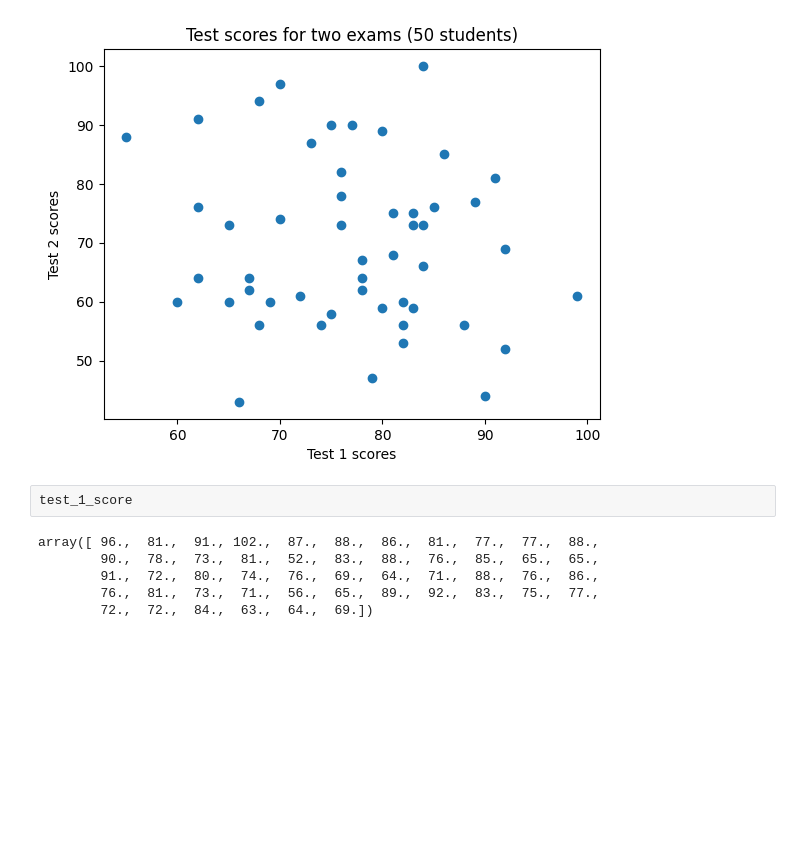
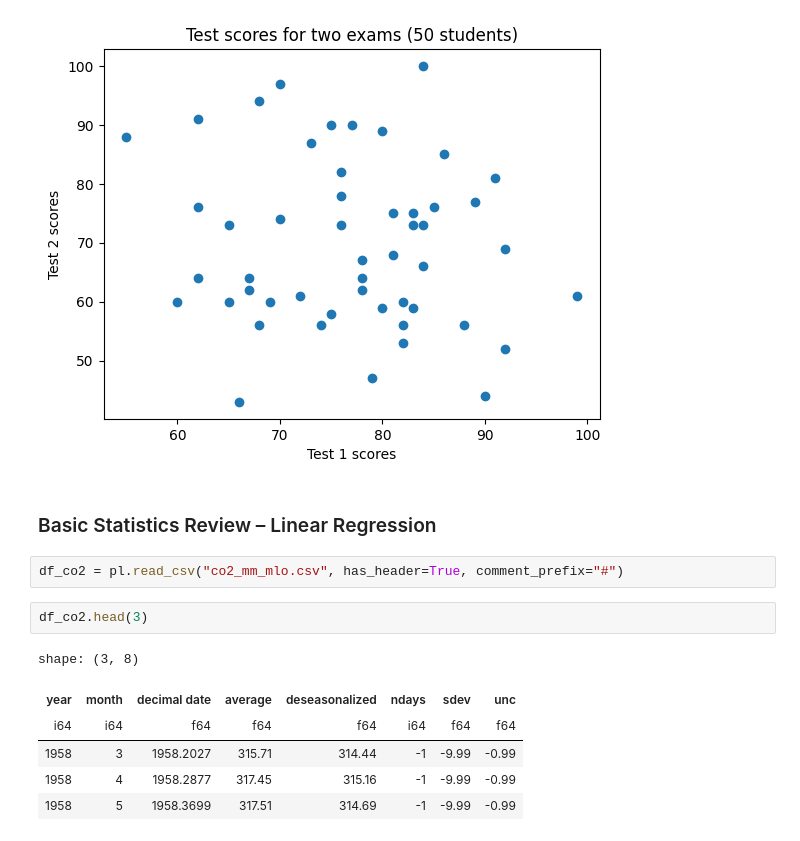
Before and after one commit to jayr0n/Time-Series-Coursera, a Jupyter notebook: Week-1/Basic Statistics.ipynb, the cells around one changed output. Drawn from its saved outputs; the diff is of its cells as text; blank space fills up the shorter version.

Commit message:
Linear Regression

```diff
--- a/Week-1/Basic Statistics.ipynb
+++ b/Week-1/Basic Statistics.ipynb
@@ -196,11 +196,16 @@ plt.title("Test scores for two exams (50 students)");plt.scatter(test_1_score, t
 plt.xlabel("Test 1 scores");plt.ylabel("Test 2 scores");plt.show()
 # %% [output]
 [figure]
-# %%
-test_1_score
-# %% [output]
-array([ 96.,  81.,  91., 102.,  87.,  88.,  86.,  81.,  77.,  77.,  88.,
-        90.,  78.,  73.,  81.,  52.,  83.,  88.,  76.,  85.,  65.,  65.,
-        91.,  72.,  80.,  74.,  76.,  69.,  64.,  71.,  88.,  76.,  86.,
-        76.,  81.,  73.,  71.,  56.,  65.,  89.,  92.,  83.,  75.,  77.,
-        72.,  72.,  84.,  63.,  64.,  69.])
+# %% [markdown]
+### Basic Statistics Review – Linear Regression
+# %%
+df_co2 = pl.read_csv("co2_mm_mlo.csv", has_header=True, comment_prefix="#")
+# %%
+df_co2.head(3)
+# %% [output]
+shape: (3, 8)
+| year | month | decimal date | average | deseasonalized | ndays | sdev | unc |
+| i64 | i64 | f64 | f64 | f64 | i64 | f64 | f64 |
+| 1958 | 3 | 1958.2027 | 315.71 | 314.44 | -1 | -9.99 | -0.99 |
+| 1958 | 4 | 1958.2877 | 317.45 | 315.16 | -1 | -9.99 | -0.99 |
+| 1958 | 5 | 1958.3699 | 317.51 | 314.69 | -1 | -9.99 | -0.99 |
```
Also changed, not shown: parts of 3 cells of this notebook.
